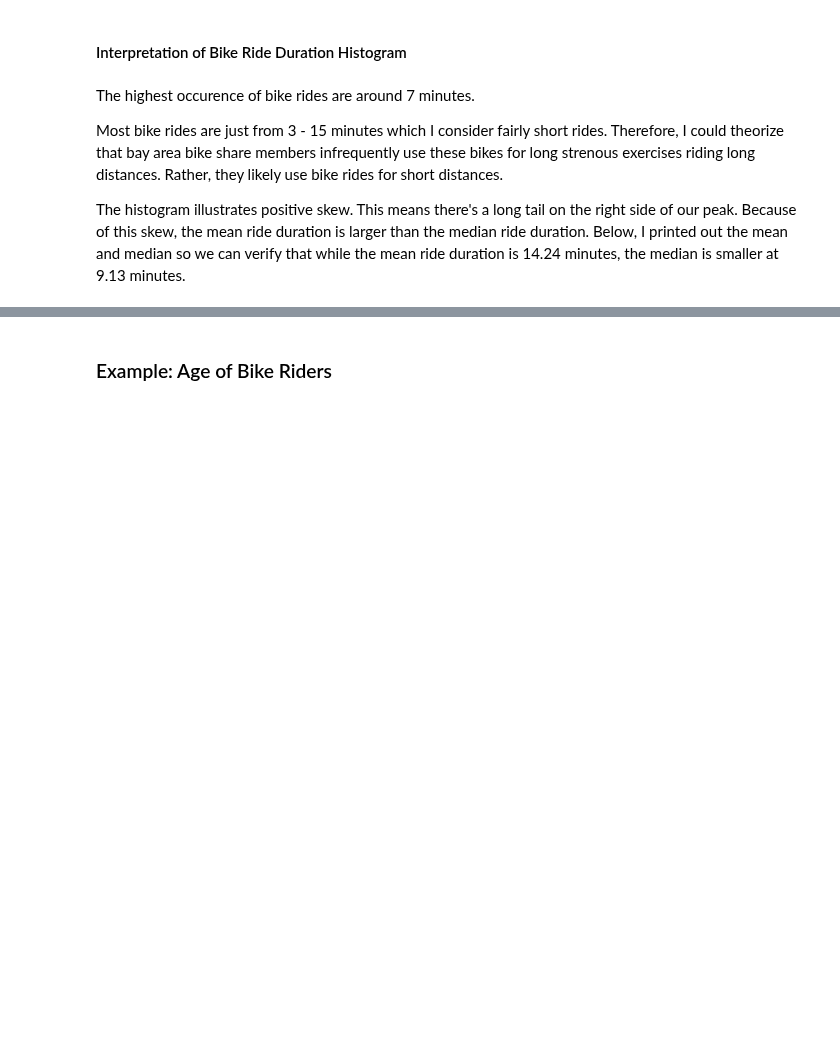
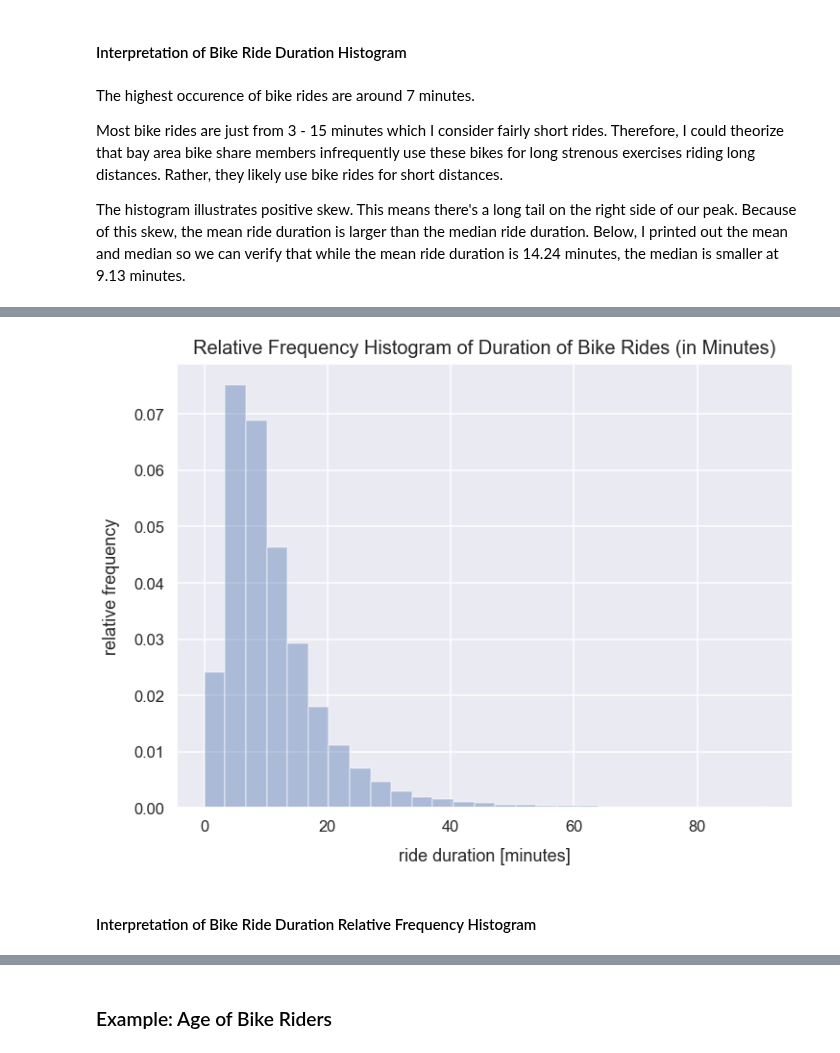
Before and after one commit to frieds/frieds.github.io, a Jupyter notebook: data-visualizations/when_use_histograms.ipynb, the cells around one changed output, grey strips where cells are left out. Cells and saved outputs as stored; diff of their text form; code cells hidden in the pictures; blank space fills up the shorter version.

```diff
--- a/data-visualizations/when_use_histograms.ipynb
+++ b/data-visualizations/when_use_histograms.ipynb
@@ -116,0 +129,9 @@ df['duration_minutes'].median()
+# %%
+sns.distplot(df['duration_minutes'], bins=27, kde=False, norm_hist=True, color='b', hist_kws={"range": [0, 91]})
+plt.xlabel("ride duration [minutes]", labelpad=14)
+plt.ylabel("relative frequency", labelpad=14)
+plt.title("Relative Frequency Histogram of Duration of Bike Rides (in Minutes)", fontsize=20, y=1.01);
+# %% [output]
+[figure, added]
+# %% [markdown]
+#### Interpretation of Bike Ride Duration Relative Frequency Histogram
```
Also changed, not shown: parts of 12 cells of this notebook, 27 other files.
